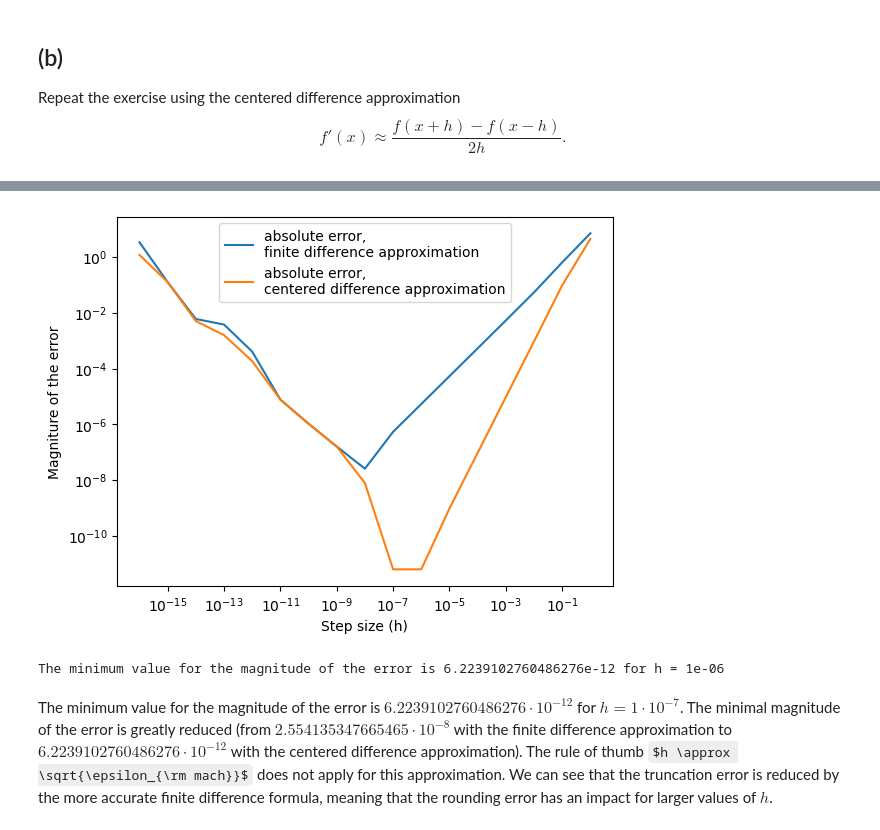
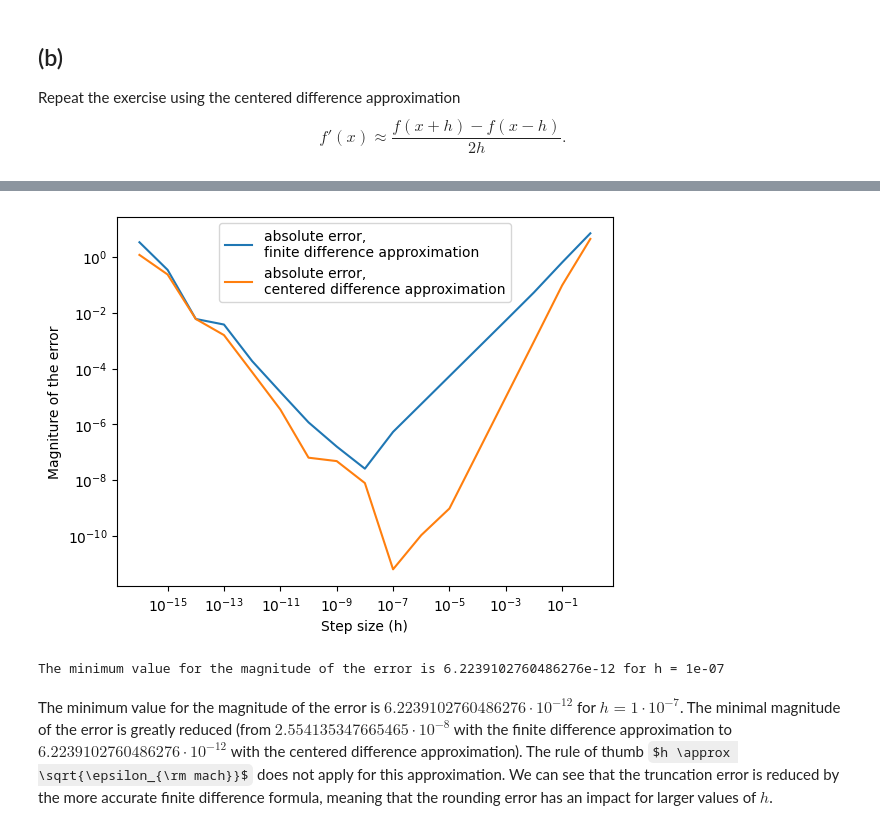
Before and after one commit to sachagijsbers/numerical_alg, a Jupyter notebook: hw1_2023.ipynb, the cells around one changed output, grey strips where cells are left out. Drawn from its saved outputs; the diff is of its cells as text; code cells hidden in the pictures; some formulas as TeX source.

```diff
--- a/hw1_2023.ipynb
+++ b/hw1_2023.ipynb
@@ -187,6 +187,10 @@ print(f"Analytical value for the derivative of tan(x) = {analytic}")
 error = abs_error(approx_difference_derivative_tan(x, h_value), derivative_tan, x)
 print(f"Absolute error for the derivative of tan(x) = {error}")
 
+h = []
+for k in range(17):
+    h.append(10**(-k))
+
 y2 = []
 for value in h:
     y2.append(abs_error(approx_difference_derivative_tan(x, value), derivative_tan, x))
@@ -211,5 +215,5 @@ Absolute error for the derivative of tan(x) = 9.450528810628356e-06
-[figure, old version]
+[figure, new version]
-The minimum value for the magnitude of the error is 6.2239102760486276e-12 for h = 1e-06
+The minimum value for the magnitude of the error is 6.2239102760486276e-12 for h = 1e-07
 # %% [markdown]
 The minimum value for the magnitude of the error is $6.2239102760486276\cdot 10^{-12}$ for $h = 1\cdot 10^{-7}$. The minimal magnitude of the error is greatly reduced (from $2.554135347665465\cdot10^{-8}$ with the finite difference approximation to $6.2239102760486276\cdot 10^{-12}$ with the centered difference approximation). The rule of thumb $h \approx \sqrt{\epsilon_{\rm mach}}$ does not apply for this approximation. We can see that the truncation error is reduced by the more accurate finite difference formula, meaning that the rounding error has an impact for larger values of $h$.
 # %% [markdown]
```
Also changed, not shown: parts of 3 cells of this notebook.
